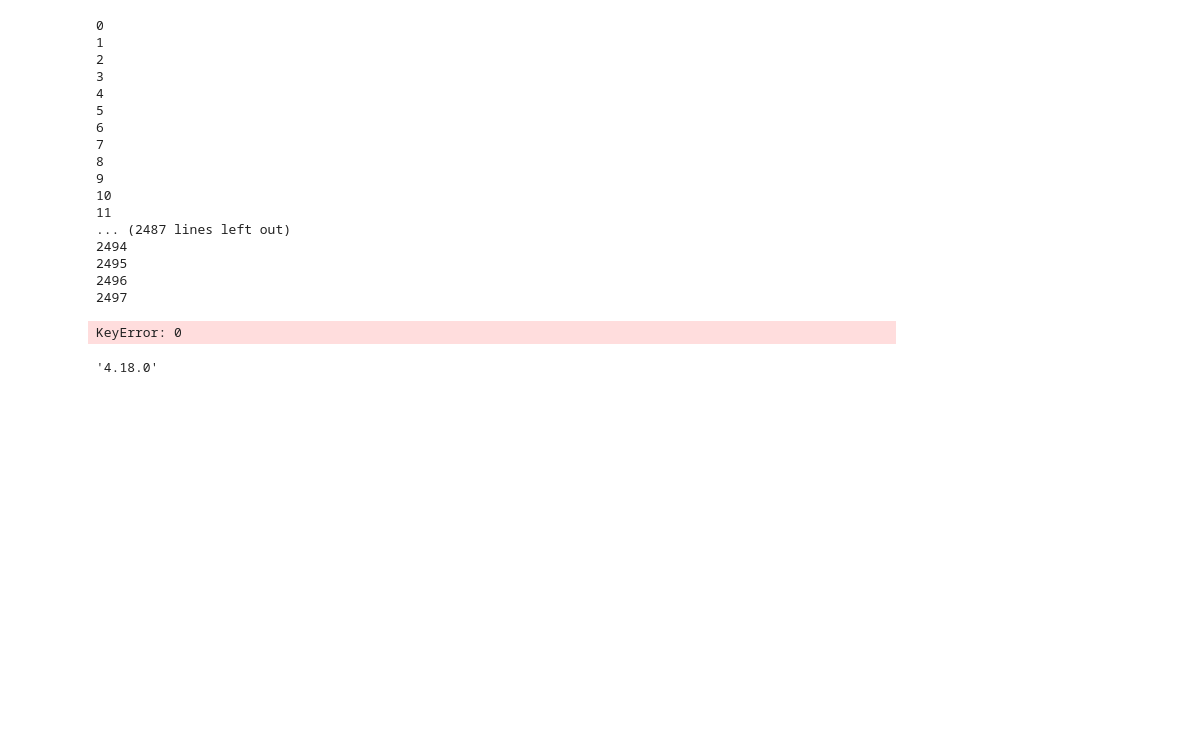
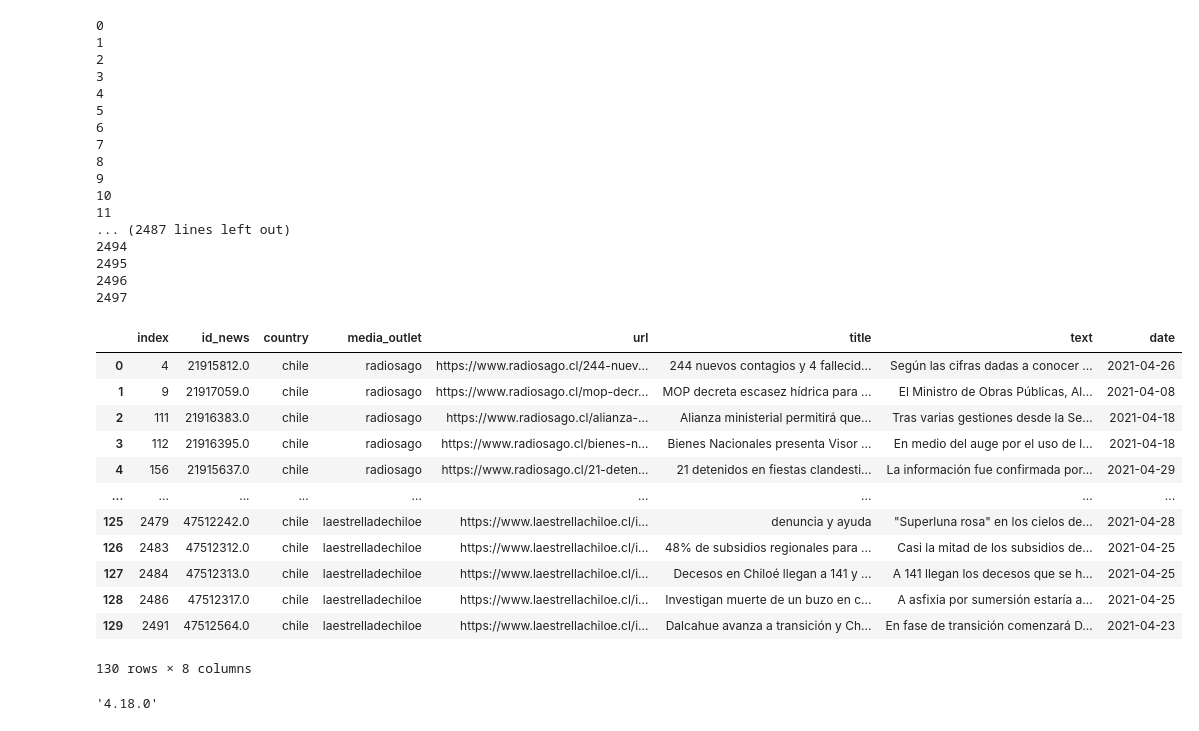
Before and after one commit to fernando479/discurso-de-los-medios-de-prensa, a Jupyter notebook: Analisis Sentimiento Abril.ipynb, the cells around one changed output. Drawn from its saved outputs; the diff is of its cells as text; code cells hidden in the pictures; blank space fills up the shorter version.

Commit message:
analisis topicos Quellon noticias positivas y negativas Marzo

```diff
--- a/Analisis Sentimiento Abril.ipynb
+++ b/Analisis Sentimiento Abril.ipynb
@@ -2,9 +2,7 @@
 import pandas
 
 
-
-dataset_cities = pandas.read_csv('01-04-21.csv')
-dataset_cities.reset_index()
+dataset_cities = pandas.read_csv('data/01-04-21.csv')
 dataset_cities.drop('Unnamed: 0', axis=1, inplace=True)
 dataset_cities
 # %% [output]
@@ -80,5 +78,17 @@ dataset_Quellon=dataset_Quellon.iloc[:, 0:7]
 # %%
-dataset_Quellon['text'][0]
+dataset_Quellon.reset_index()
 # %% [output]
+|  | index | id_news | country | media_outlet | url | title | text | date |
+| 0 | 4 | 21915812.0 | chile | radiosago | https://www.radiosago.cl/244-nuev... | 244 nuevos contagios y 4 fallecid... | Según las cifras dadas a conocer ... | 2021-04-26 |
+| 1 | 9 | 21917059.0 | chile | radiosago | https://www.radiosago.cl/mop-decr... | MOP decreta escasez hídrica para ... | El Ministro de Obras Públicas, Al... | 2021-04-08 |
+| 2 | 111 | 21916383.0 | chile | radiosago | https://www.radiosago.cl/alianza-... | Alianza ministerial permitirá que... | Tras varias gestiones desde la Se... | 2021-04-18 |
+| 3 | 112 | 21916395.0 | chile | radiosago | https://www.radiosago.cl/bienes-n... | Bienes Nacionales presenta Visor ... | En medio del auge por el uso de l... | 2021-04-18 |
+| 4 | 156 | 21915637.0 | chile | radiosago | https://www.radiosago.cl/21-deten... | 21 detenidos en fiestas clandesti... | La información fue confirmada por... | 2021-04-29 |
+| ... | ... | ... | ... | ... | ... | ... | ... | ... |
+| 125 | 2479 | 47512242.0 | chile | laestrelladechiloe | https://www.laestrellachiloe.cl/i... | denuncia y ayuda | "Superluna rosa" en los cielos de... | 2021-04-28 |
+| 126 | 2483 | 47512312.0 | chile | laestrelladechiloe | https://www.laestrellachiloe.cl/i... | 48% de subsidios regionales para ... | Casi la mitad de los subsidios de... | 2021-04-25 |
+| 127 | 2484 | 47512313.0 | chile | laestrelladechiloe | https://www.laestrellachiloe.cl/i... | Decesos en Chiloé llegan a 141 y ... | A 141 llegan los decesos que se h... | 2021-04-25 |
+| 128 | 2486 | 47512317.0 | chile | laestrelladechiloe | https://www.laestrellachiloe.cl/i... | Investigan muerte de un buzo en c... | A asfixia por sumersión estaría a... | 2021-04-25 |
+| 129 | 2491 | 47512564.0 | chile | laestrelladechiloe | https://www.laestrellachiloe.cl/i... | Dalcahue avanza a transición y Ch... | En fase de transición comenzará D... | 2021-04-23 |
-KeyError: 0
+130 rows × 8 columns
 # %%
```
Also changed, not shown: parts of 8 cells of this notebook, 1 other file.
